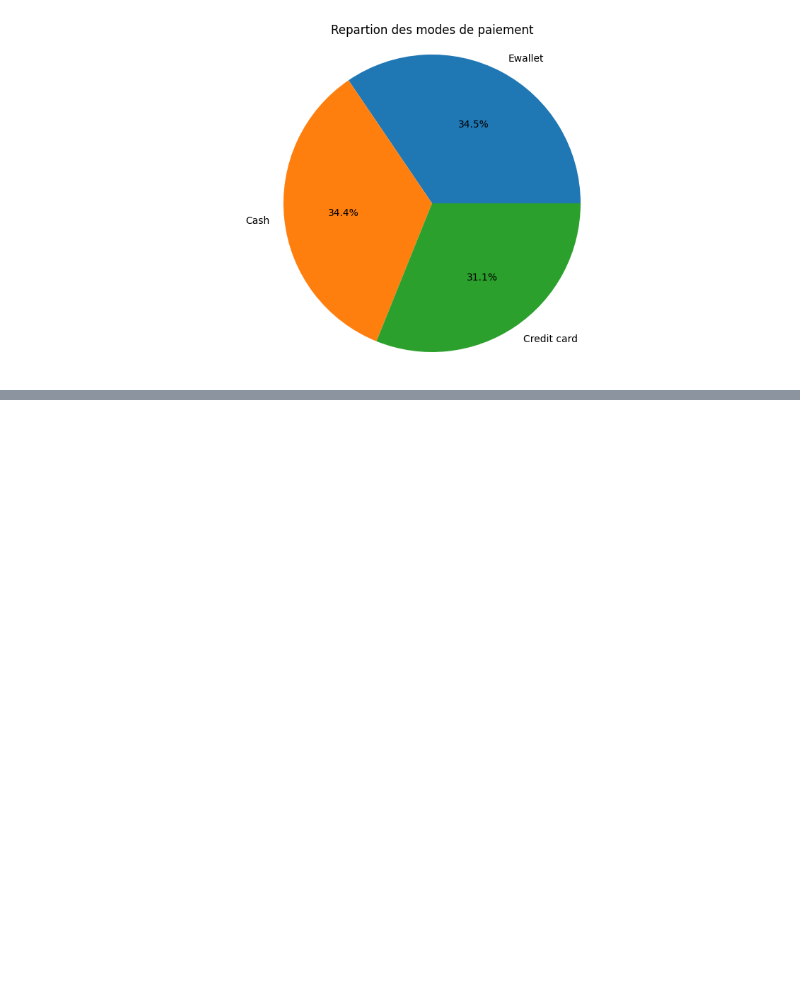
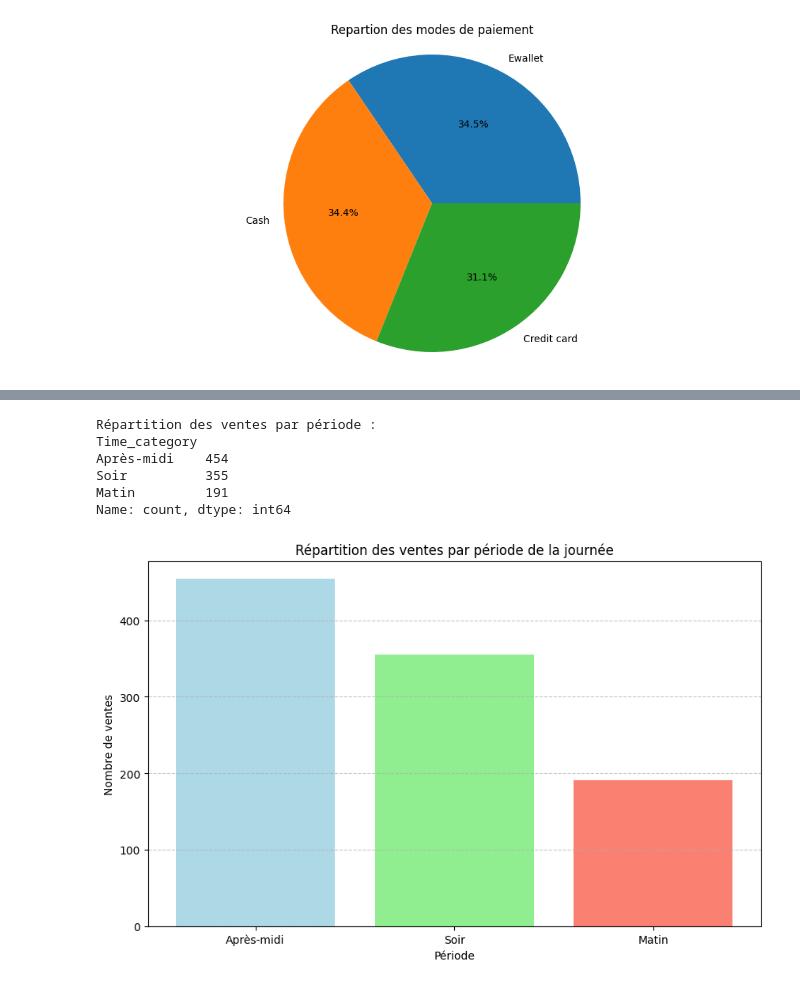
Before and after one commit to josaphatstar/Data, a Jupyter notebook: Data Analysis/Python Data Analysis/Supermarket Sales/supermarket_sales.ipynb, the cells around one changed output, grey strips where cells are left out. Saved outputs shown, nothing was run; the diff lists cells and outputs as text; code cells hidden in the pictures; blank space fills up the shorter version.

```diff
--- a/Data Analysis/Python Data Analysis/Supermarket Sales/supermarket_sales.ipynb
+++ b/Data Analysis/Python Data Analysis/Supermarket Sales/supermarket_sales.ipynb
@@ -570,0 +660,16 @@ plt.show()
+# %%
+# classification des heures de la journée
+def categorize_time(hour):
+    if 6 <= hour <= 11:
+        return 'Matin'
+    elif 12 <= hour <= 16:
+        return 'Après-midi'
+    elif 17 <= hour <= 21:
+        return 'Soir'
+    else:
+        return 'Error'
+
+df['Time_category'] = df['Time'].apply(categorize_time)
+df['Time_category'] = df['Time_category'].astype('category')
+
+df.head()
@@ -570,0 +684,22 @@ plt.show()
+# %%
+# Répartition par moment de la journée
+time_category_counts = df['Time_category'].value_counts()
+print("Répartition des ventes par période :")
+print(time_category_counts)
+
+# Visualisation
+plt.figure(figsize=(10, 6))
+plt.bar(time_category_counts.index, time_category_counts.values, color=['lightblue', 'lightgreen', 'salmon'])
+plt.title('Répartition des ventes par période de la journée')
+plt.xlabel('Période')
+plt.ylabel('Nombre de ventes')
+plt.grid(axis='y', linestyle='--', alpha=0.7)
+plt.show()
+# %% [output]
+Répartition des ventes par période :
+Time_category
+Après-midi    454
+Soir          355
+Matin         191
+Name: count, dtype: int64
+[figure, added]
```
Also changed, not shown: parts of 9 cells of this notebook, 2 other files.
